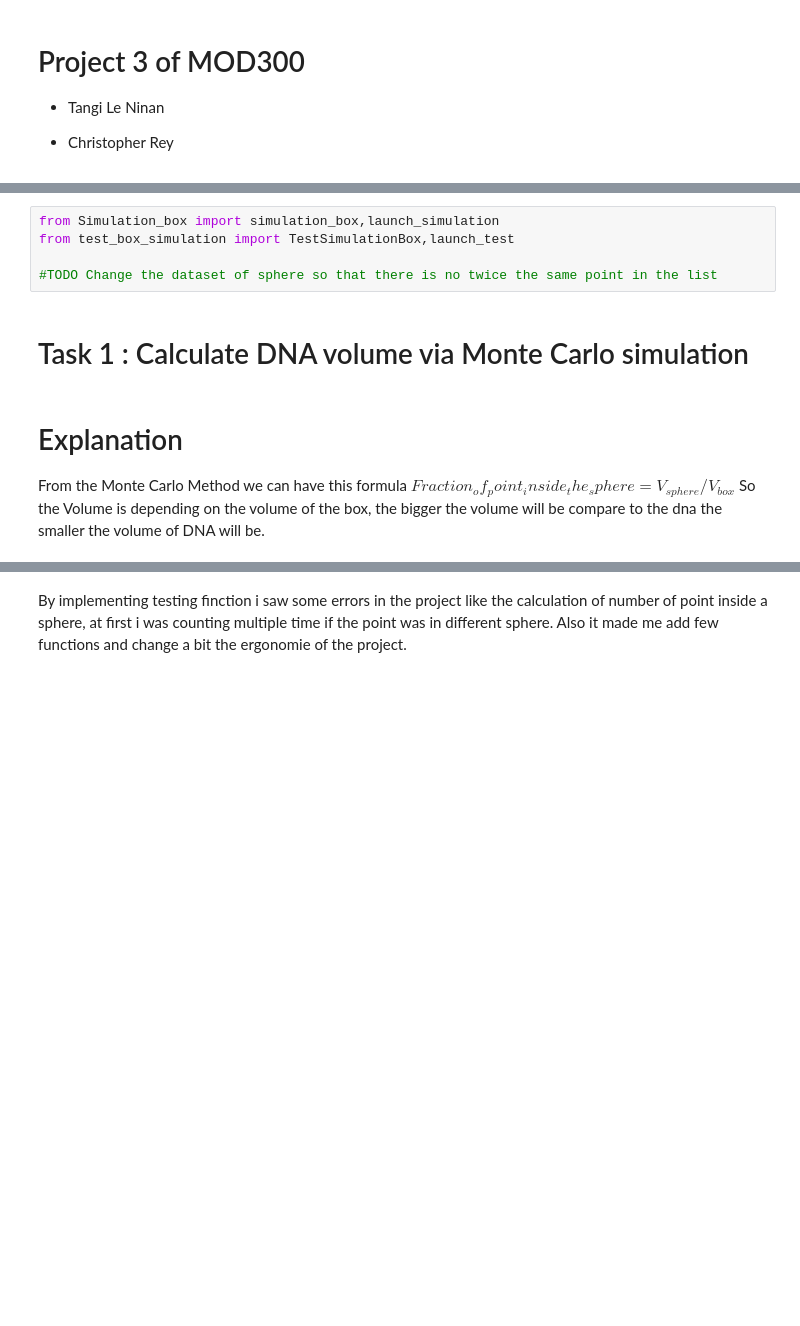
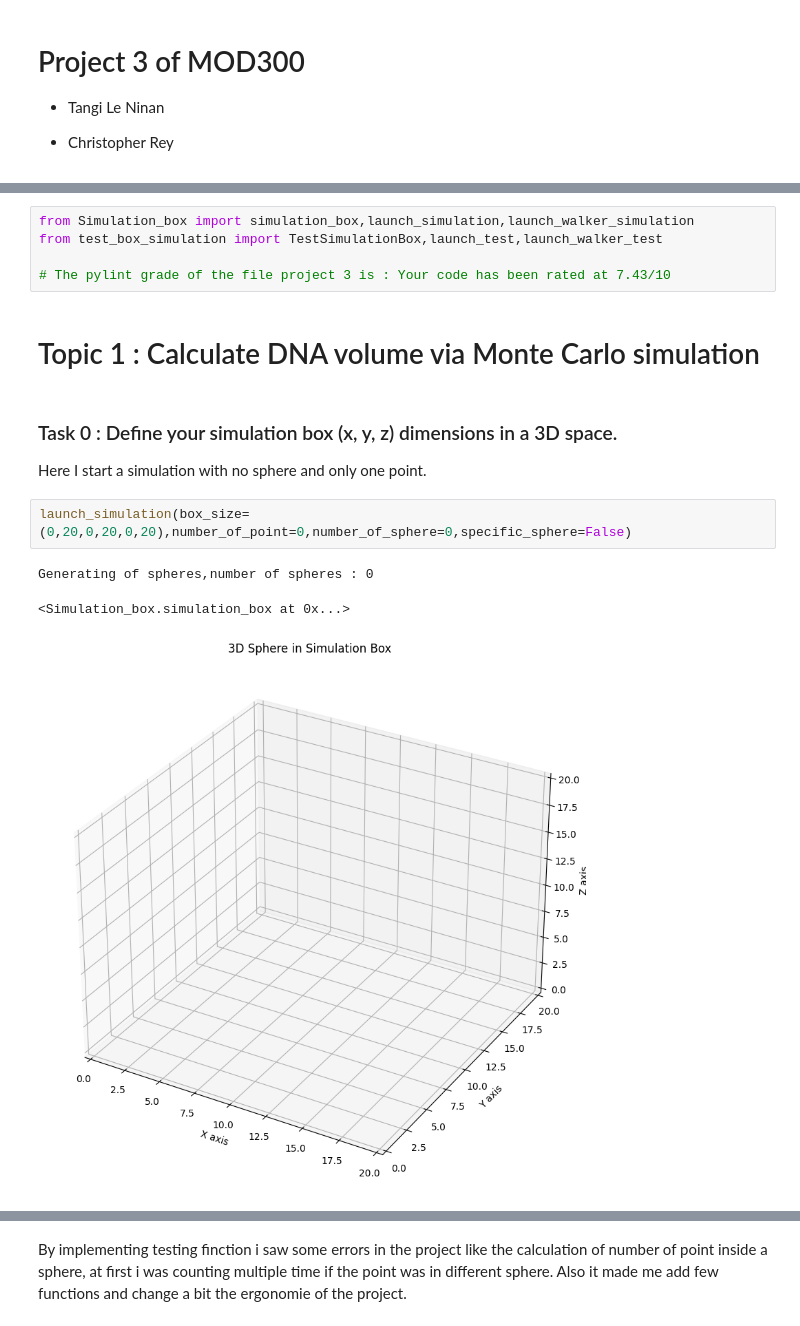
Before and after one commit to TangiLN/MOD300_project_3, a Jupyter notebook: project3/Project_3.ipynb, the cells around one changed output, grey strips where cells are left out. Drawn from its saved outputs; the diff is of its cells as text; blank space fills up the shorter version.

```diff
--- a/project3/Project_3.ipynb
+++ b/project3/Project_3.ipynb
@@ -7,12 +16,17 @@
 # %%
-from Simulation_box import simulation_box,launch_simulation
-from test_box_simulation import TestSimulationBox,launch_test
+from Simulation_box import simulation_box,launch_simulation,launch_walker_simulation
+from test_box_simulation import TestSimulationBox,launch_test,launch_walker_test
 
-#TODO Change the dataset of sphere so that there is no twice the same point in the list
+# The pylint grade of the file project 3 is : Your code has been rated at 7.43/10
 # %% [markdown]
-# Task 1 : Calculate DNA volume via Monte Carlo simulation
+# Topic 1 : Calculate DNA volume via Monte Carlo simulation
-# %% [markdown]
-# Explanation
-
-From the Monte Carlo Method we can have this formula $ Fraction_of_point_inside_the_sphere = V_{sphere} / V_{box} $
-So the Volume is depending on the volume of the box, the bigger the volume will be compare to the dna the smaller the volume of DNA will be.
+# %% [markdown]
+### Task 0 : Define your simulation box (x, y, z) dimensions in a 3D space.
+
+Here I start a simulation with no sphere and only one point.
+# %%
+launch_simulation(box_size=(0,20,0,20,0,20),number_of_point=0,number_of_sphere=0,specific_sphere=False)
+# %% [output]
+Generating of spheres,number of spheres : 0
+<Simulation_box.simulation_box at 0x...>
+[figure, added]
```
Also changed, not shown: parts of 34 cells of this notebook, 3 other files.
